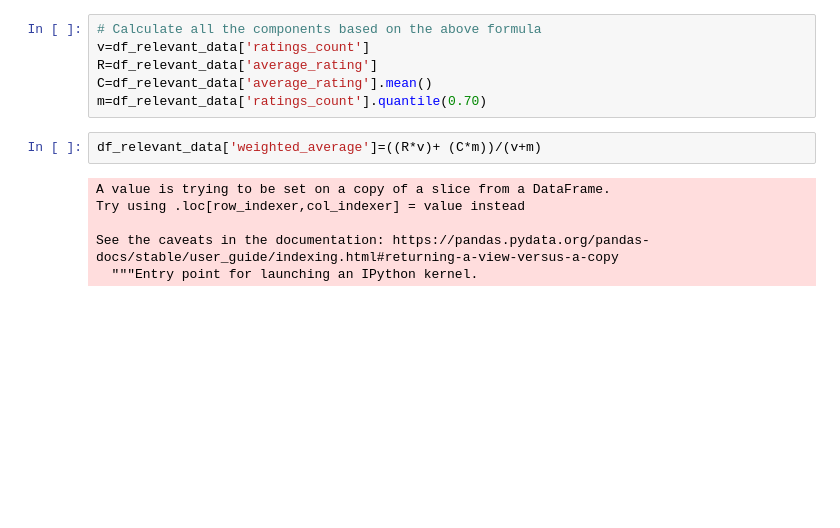
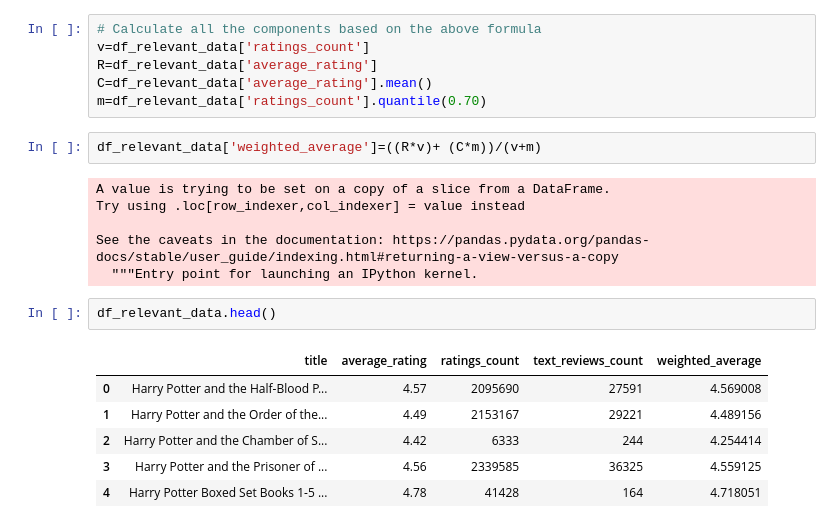
Before and after one commit to hargurjeet/Recommedation-Systems, a Jupyter notebook: Books_Recommendations.ipynb, the cells around one changed output. Saved outputs shown, nothing was run; the diff lists cells and outputs as text; blank space fills up the shorter version.

```diff
--- a/Books_Recommendations.ipynb
+++ b/Books_Recommendations.ipynb
@@ -92,3 +92,12 @@ Try using .loc[row_indexer,col_indexer] = value instead
 
 See the caveats in the documentation: https://pandas.pydata.org/pandas-docs/stable/user_guide/indexing.html#returning-a-view-versus-a-copy
   """Entry point for launching an IPython kernel.
+# %%
+df_relevant_data.head()
+# %% [output]
+|  | title | average_rating | ratings_count | text_reviews_count | weighted_average |
+| 0 | Harry Potter and the Half-Blood P... | 4.57 | 2095690 | 27591 | 4.569008 |
+| 1 | Harry Potter and the Order of the... | 4.49 | 2153167 | 29221 | 4.489156 |
+| 2 | Harry Potter and the Chamber of S... | 4.42 | 6333 | 244 | 4.254414 |
+| 3 | Harry Potter and the Prisoner of ... | 4.56 | 2339585 | 36325 | 4.559125 |
+| 4 | Harry Potter Boxed Set Books 1-5 ... | 4.78 | 41428 | 164 | 4.718051 |
```
Also changed, not shown: parts of 1 cell of this notebook.
